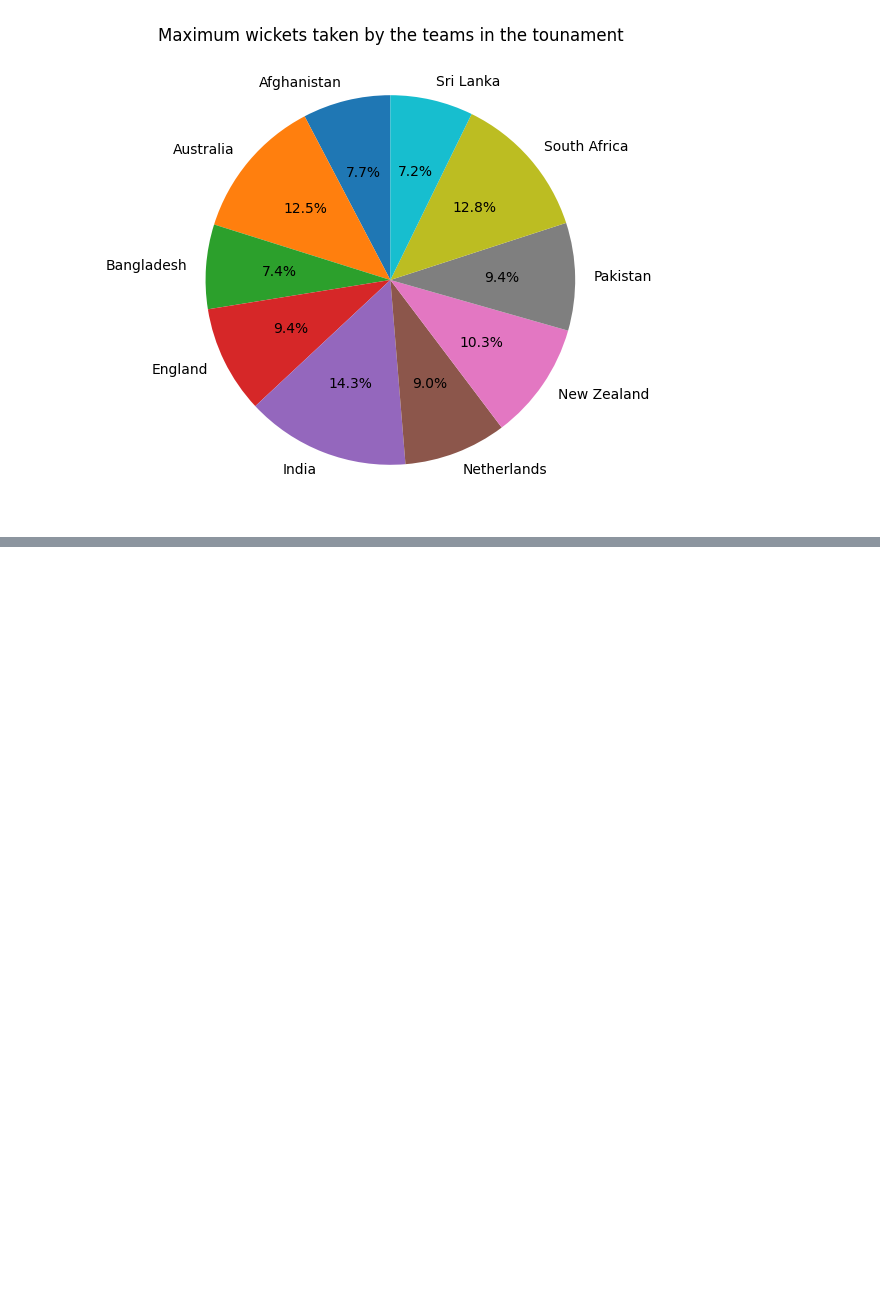
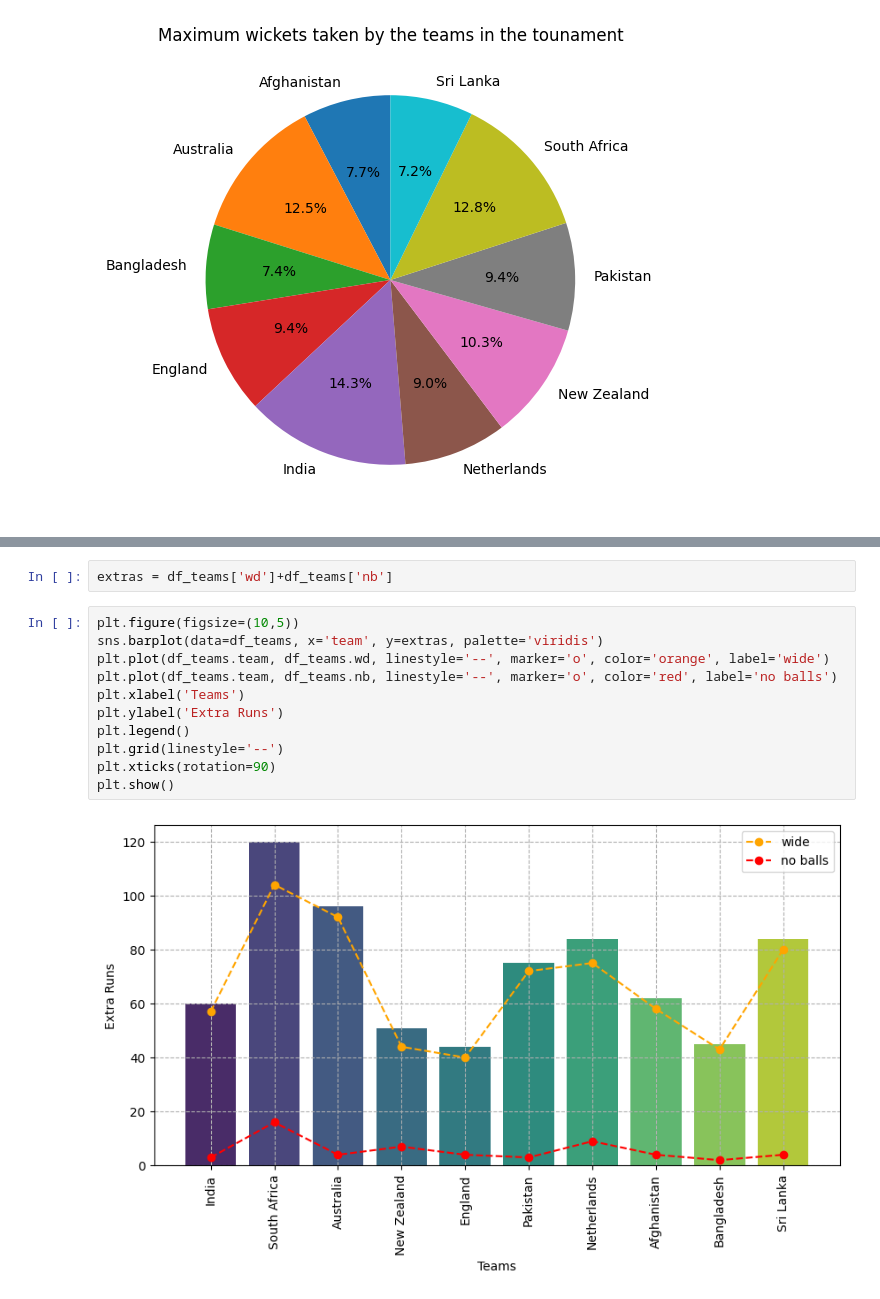
Before and after one commit to Akash3951/wc-bowling_analysis, a Jupyter notebook: wc-bowling_analysis.ipynb, the cells around one changed output, grey strips where cells are left out. Drawn from its saved outputs; the diff is of its cells as text; blank space fills up the shorter version.

```diff
--- a/wc-bowling_analysis.ipynb
+++ b/wc-bowling_analysis.ipynb
@@ -259,0 +296,15 @@ plt.show()
+# %%
+extras = df_teams['wd']+df_teams['nb']
+# %%
+plt.figure(figsize=(10,5))
+sns.barplot(data=df_teams, x='team', y=extras, palette='viridis')
+plt.plot(df_teams.team, df_teams.wd, linestyle='--', marker='o', color='orange', label='wide')
+plt.plot(df_teams.team, df_teams.nb, linestyle='--', marker='o', color='red', label='no balls')
+plt.xlabel('Teams')
+plt.ylabel('Extra Runs')
+plt.legend()
+plt.grid(linestyle='--')
+plt.xticks(rotation=90)
+plt.show()
+# %% [output]
+[figure, added]
```
Also changed, not shown: parts of 11 cells of this notebook.
